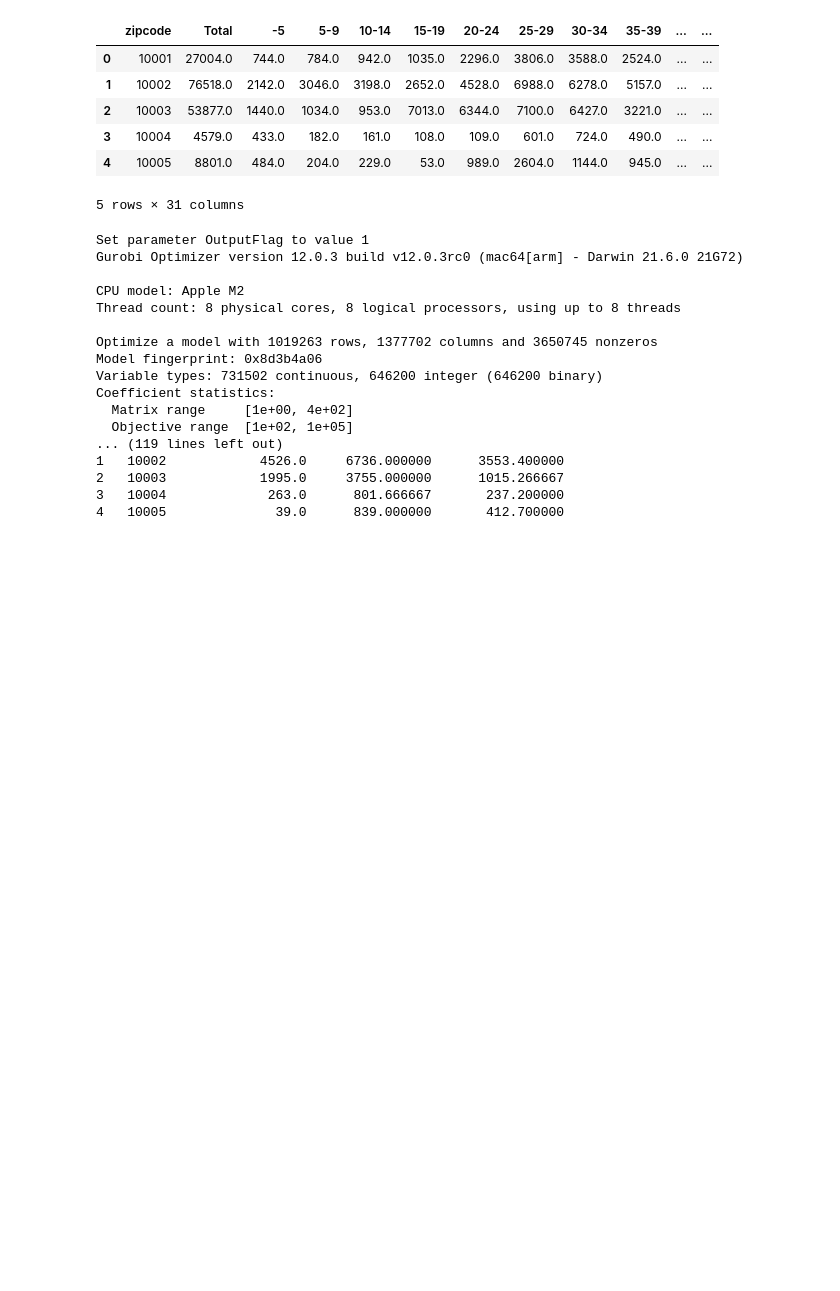
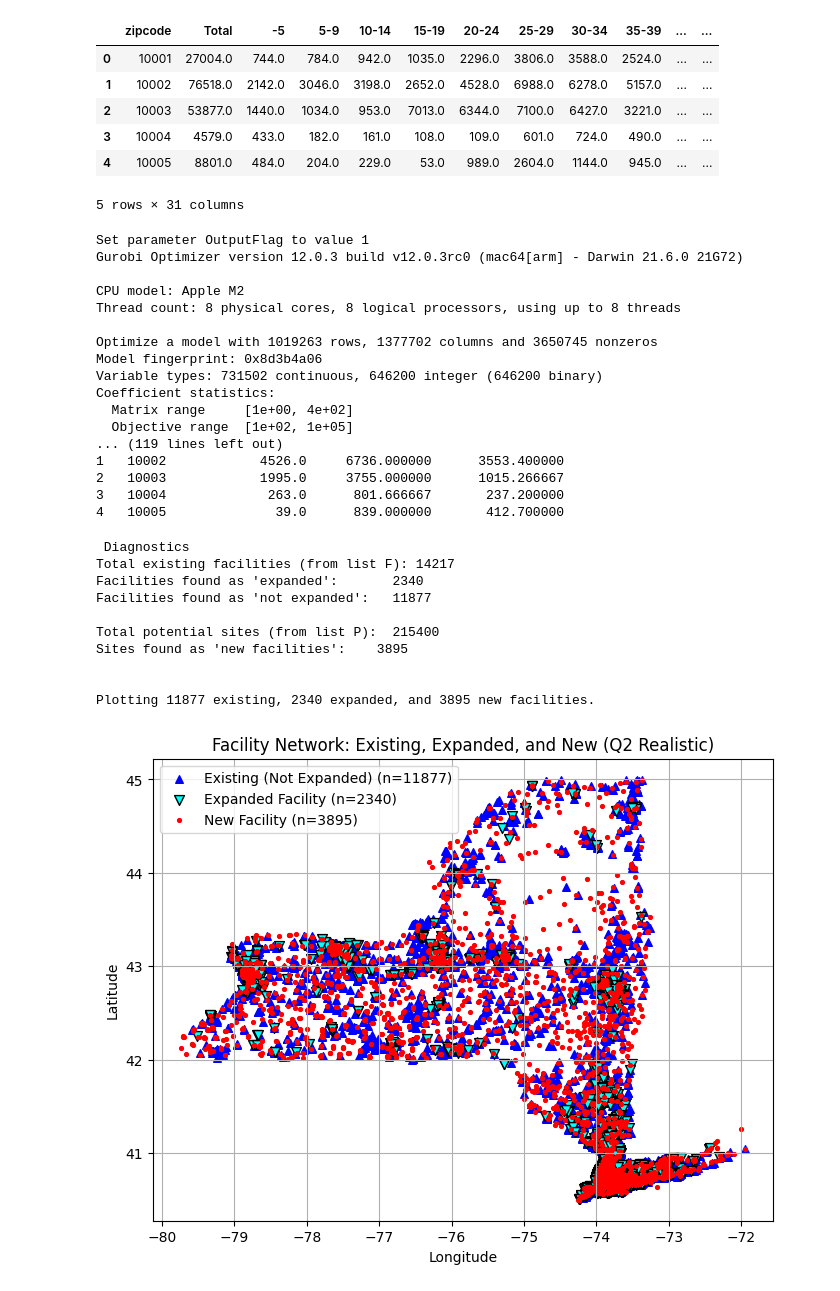
Before and after one commit to sabrinawangmeixu/IEOR-4004-Project-1, a Jupyter notebook: IEOR 4004 Project 1.ipynb, the cells around one changed output. Drawn from its saved outputs; the diff is of its cells as text; code cells hidden in the pictures; blank space fills up the shorter version.

```diff
--- a/IEOR 4004 Project 1.ipynb
+++ b/IEOR 4004 Project 1.ipynb
@@ -1016,3 +989,81 @@ Coefficient statistics:
 2   10003            1995.0     3755.000000      1015.266667
 3   10004             263.0      801.666667       237.200000
 4   10005              39.0      839.000000       412.700000
+# %%
+
+# Expanded Facilities List
+expanded_facility_ids = []
+not_expanded_facility_ids = []
+
+for f in F:
+    f_key = str(f)
+
+    # Check if any expansion variable is set to 1
+    if x1[f_key].X > 0.5 or x2[f_key].X > 0.5 or x3[f_key].X > 0.5:
+        expanded_facility_ids.append(f) # Append the original ID
+    else:
+        not_expanded_facility_ids.append(f) # Append the original ID
+
+# New Facilities List
+new_site_indices = []
+if 'y' in locals() or 'y' in globals():
+    TYPES = ['S', 'M', 'L']
+    for p in P:
+        # p is the site_index
+        if sum(y[p, t].X for t in TYPES) > 0.5:
+            new_site_indices.append(int(p)) # Append the integer index
+else:
+    print(" WARNING: Gurobi variable 'y' not found. Cannot plot new facilities.")
+
+
+# Print
+print(" Diagnostics ")
+print(f"Total existing facilities (from list F): {len(F)}")
+print(f"Facilities found as 'expanded':       {len(expanded_facility_ids)}")
+print(f"Facilities found as 'not expanded':   {len(not_expanded_facility_ids)}")
+print(f"\nTotal potential sites (from list P):  {len(P)}")
+print(f"Sites found as 'new facilities':    {len(new_site_indices)}")
+print("")
+
+# Create DF
+
+if 'facility_id' in fac_use.columns:
+    expanded_df = fac_use[fac_use['facility_id'].isin(expanded_facility_ids)]
+    not_expanded_df = fac_use[fac_use['facility_id'].isin(not_expanded_facility_ids)]
+else:
+    # Create empty DFs to avoid crashing the plot code
+    expanded_df = pd.DataFrame(columns=['longitude', 'latitude'])
+    not_expanded_df = pd.DataFrame(columns=['longitude', 'latitude'])
+
+new_facilities_df = sites_use.loc[new_site_indices]
+
+
+# Plot Results
+print(f"\nPlotting {len(not_expanded_df)} existing, {len(expanded_df)} expanded, and {len(new_facilities_df)} new facilities.")
+
+plt.figure(figsize=(8,6))
+plt.scatter(not_expanded_df['longitude'], not_expanded_df['latitude'],
+            c='blue', marker='^', s=30, label=f'Existing (Not Expanded) (n={len(not_expanded_df)})')
+plt.scatter(expanded_df['longitude'], expanded_df['latitude'],
+            c='cyan', marker='v', s=50, edgecolor='k', label=f'Expanded Facility (n={len(expanded_df)})')
+plt.scatter(new_facilities_df['longitude'], new_facilities_df['latitude'],
+            c='red', marker='.', s=30, label=f'New Facility (n={len(new_facilities_df)})')
+
+plt.title("Facility Network: Existing, Expanded, and New (Q2 Realistic)")
+plt.xlabel("Longitude")
+plt.ylabel("Latitude")
+plt.legend()
+plt.grid(True)
+plt.show()
+# %% [output]
+ Diagnostics
+Total existing facilities (from list F): 14217
+Facilities found as 'expanded':       2340
+Facilities found as 'not expanded':   11877
+
+Total potential sites (from list P):  215400
+Sites found as 'new facilities':    3895
+
+
+Plotting 11877 existing, 2340 expanded, and 3895 new facilities.
+[figure, added]
```
Also changed, not shown: parts of 13 cells of this notebook.
